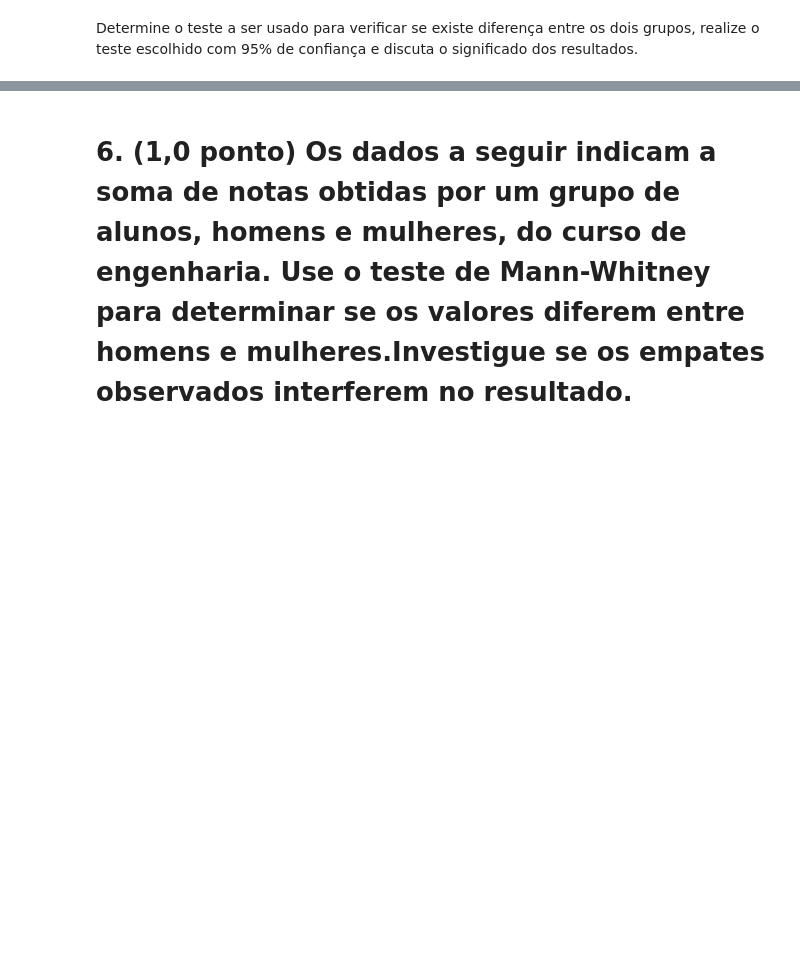
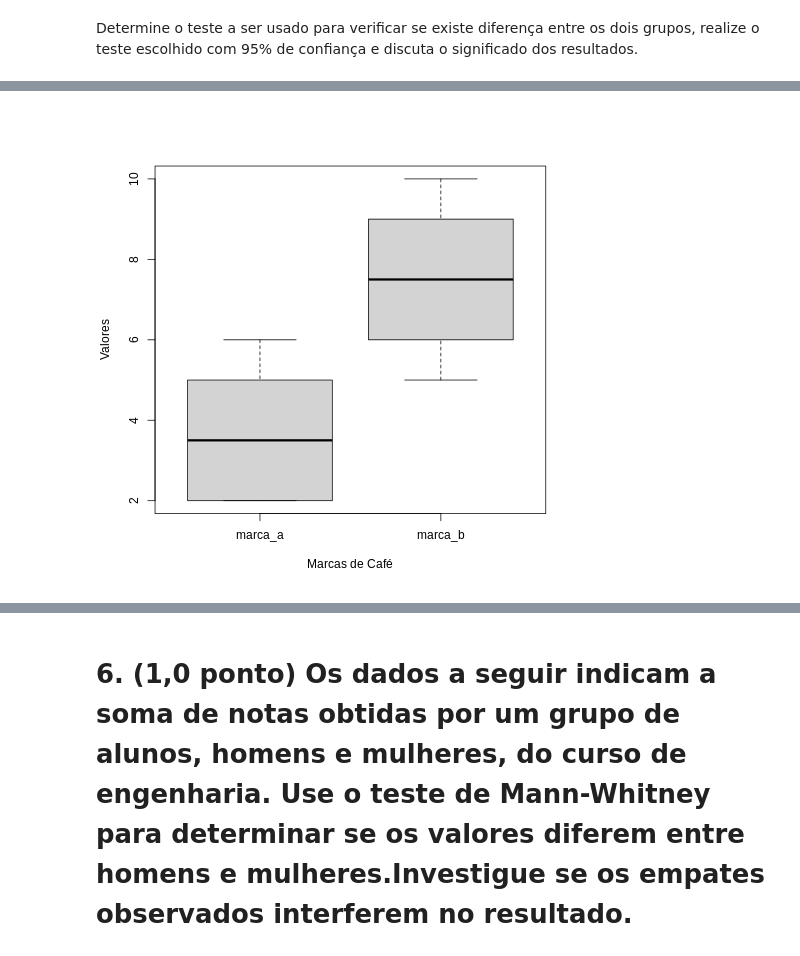
Before and after one commit to uervitonsantos/Estudo_Sobre_Estatistica_Frequentista_E_Metodos_Quantitativos, a Jupyter notebook: Avaliação_Métodos_Quantitativo.ipynb, the cells around one changed output, grey strips where cells are left out. Saved outputs shown, nothing was run; the diff lists cells and outputs as text; code cells hidden in the pictures; blank space fills up the shorter version.

```diff
--- a/Avaliação_Métodos_Quantitativo.ipynb
+++ b/Avaliação_Métodos_Quantitativo.ipynb
@@ -464,2 +463,13 @@ deu classificações para o outro produto.
 # %% [markdown]
 Determine o teste a ser usado para verificar se existe diferença entre os dois grupos, realize o teste escolhido com 95% de confiança e discuta o significado dos resultados.
+# %%
+%%R
+# construção das listas com os valores para cada grupo
+marca_a <- c(3, 4, 2, 6, 2, 5)
+marca_b <- c(9, 7, 5, 10, 6, 8)
+
+# montando um dataFrame com os grupos selecionados
+marca <- data.frame(marca_a, marca_b)
+
+#str é uma função para verificar os tipos de dados de cada grupos
+str(marca)
@@ -465,0 +504,6 @@ Determine o teste a ser usado para verificar se existe diferença entre os dois
+# %%
+%%R
+# pivot_longer()"aumenta" os dados, aumentando o número de linhas e diminuindo o número de colunas.
+# https://tidyr.tidyverse.org/reference/pivot_longer.html
+marca <- marca %>% pivot_longer(cols = everything(), names_to = "marcas")
+marca
@@ -465,0 +526,7 @@ Determine o teste a ser usado para verificar se existe diferença entre os dois
+# %%
+%%R
+# verificamos abaixo um grafico (boxplot), que mostra a distribuição dos dados, as medias e os outliers presentes no conjunto
+# https://pt.wikipedia.org/wiki/Diagrama_de_caixa
+boxplot(value ~ marcas, data = marca, ylab="Valores", xlab="Marcas de Café")
+# %% [output]
+[figure, added]
```
Also changed, not shown: parts of 17 cells of this notebook.
